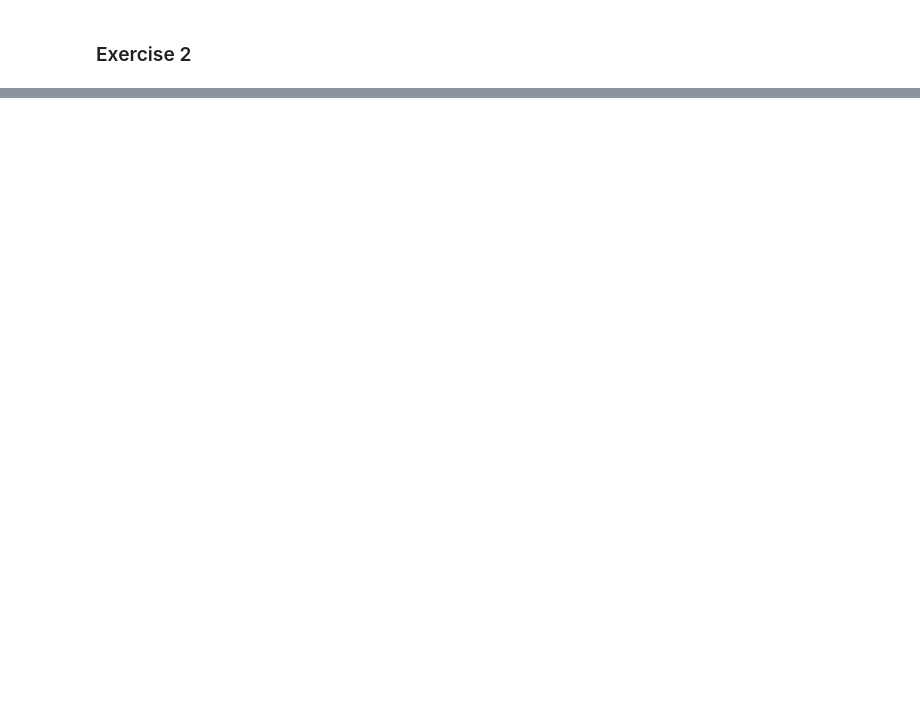
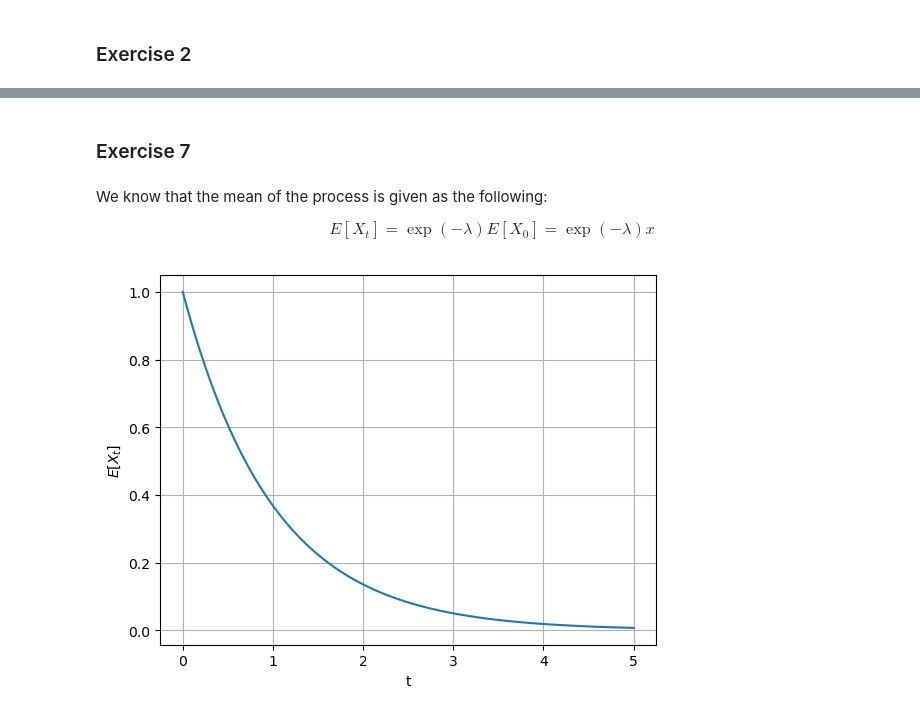
Before and after one commit to muhammadhussain-ops/02425-Diffusions-and-stochastic-differential-equations, a Jupyter notebook: WEEK4.ipynb, the cells around one changed output, grey strips where cells are left out. Saved outputs shown, nothing was run; the diff lists cells and outputs as text; code cells hidden in the pictures; blank space fills up the shorter version.

```diff
--- a/WEEK4.ipynb
+++ b/WEEK4.ipynb
@@ -56,0 +145,24 @@ ValueError: setting an array element with a sequence.
+# %% [markdown]
+### Exercise 7
+# %% [markdown]
+We know that the mean of the process is given as the following:
+
+$$E[X_t]= \exp(-\lambda)  E[X_0]=\exp(-\lambda)x$$
+# %%
+import numpy as np
+import matplotlib.pyplot as plt
+
+x = 1
+lam = 1
+
+t = np.linspace(0, 5, 500)
+
+EX = x * np.exp(-lam * t)
+
+plt.plot(t, EX)
+plt.xlabel("t")
+plt.ylabel(r"$E[X_t]$")
+plt.grid()
+plt.show()
+# %% [output]
+[figure, added]
```
Also changed, not shown: parts of 25 cells of this notebook.
